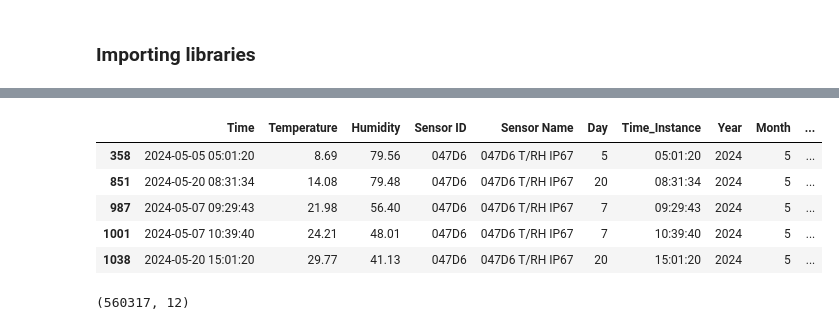
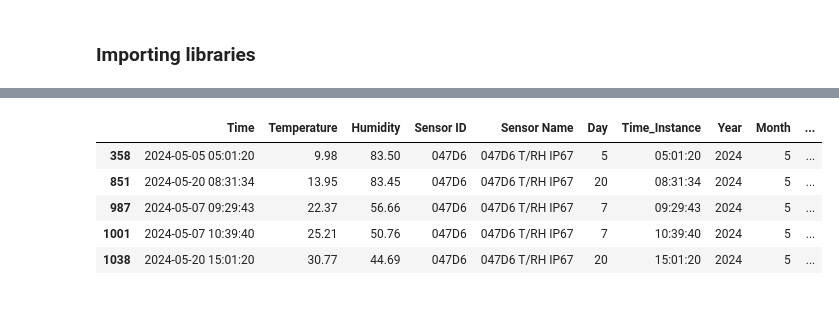
Before and after one commit to surya-9556/Optimizing-Sensor-Placement, a Jupyter notebook: final_project.ipynb, the cells around one changed output, grey strips where cells are left out. Cells and saved outputs as stored; diff of their text form; code cells hidden in the pictures.

```diff
--- a/final_project.ipynb
+++ b/final_project.ipynb
@@ -55,5 +31,0 @@ keys_list = list(data.keys())
-# %%
-df_sorted = extract_files.sorting_data(initial_data, keys_list)
-
-combined_data = df_sorted.copy()
-combined_data = combined_data.drop_duplicates(subset=['Time', column_name])
@@ -111,10 +48,7 @@ plt.show()
+# %%
+combined_data['Day'] = pd.DatetimeIndex(combined_data['Time']).day
+combined_data['Time_Instance'] = pd.DatetimeIndex(combined_data['Time']).time
+combined_data['Year'] = pd.DatetimeIndex(combined_data['Time']).year
+combined_data['Month'] = pd.DatetimeIndex(combined_data['Time']).month
 # %%
 combined_data['flag'] = combined_data.isna().any(axis=1).astype(int)
-# %%
-if combined_data['Temperature'].isnull().sum() > 0 or combined_data['Humidity'].isnull().sum() > 0:
-    if combined_data['Temperature'].isnull().sum() > 0:
-        combined_data = neural_network.train_and_fill(combined_data, 'Temperature', 100)
-    if combined_data['Humidity'].isnull().sum() > 0:
-        combined_data = neural_network.train_and_fill(combined_data, 'Humidity', 100)
-else:
-    print('No null values detected!!!!!!')
@@ -138,0 +55,2 @@ Epoch 20/20
+# %%
+final_dataset = placement.replacing_missing_values(combined_data)
@@ -139,14 +75,12 @@ Epoch 20/20
 # %%
-final_dataset = combined_data.copy()
-
 final_dataset[final_dataset['flag'] == 1].head()
 # %% [output]
 |  | Time | Temperature | Humidity | Sensor ID | Sensor Name | Day | Time_Instance | Year | Month | ... |
-| 358 | 2024-05-05 05:01:20 | 8.69 | 79.56 | 047D6 | 047D6 T/RH IP67 | 5 | 05:01:20 | 2024 | 5 | ... |
-| 851 | 2024-05-20 08:31:34 | 14.08 | 79.48 | 047D6 | 047D6 T/RH IP67 | 20 | 08:31:34 | 2024 | 5 | ... |
-| 987 | 2024-05-07 09:29:43 | 21.98 | 56.40 | 047D6 | 047D6 T/RH IP67 | 7 | 09:29:43 | 2024 | 5 | ... |
-| 1001 | 2024-05-07 10:39:40 | 24.21 | 48.01 | 047D6 | 047D6 T/RH IP67 | 7 | 10:39:40 | 2024 | 5 | ... |
-| 1038 | 2024-05-20 15:01:20 | 29.77 | 41.13 | 047D6 | 047D6 T/RH IP67 | 20 | 15:01:20 | 2024 | 5 | ... |
+| 358 | 2024-05-05 05:01:20 | 9.98 | 83.50 | 047D6 | 047D6 T/RH IP67 | 5 | 05:01:20 | 2024 | 5 | ... |
+| 851 | 2024-05-20 08:31:34 | 13.95 | 83.45 | 047D6 | 047D6 T/RH IP67 | 20 | 08:31:34 | 2024 | 5 | ... |
+| 987 | 2024-05-07 09:29:43 | 22.37 | 56.66 | 047D6 | 047D6 T/RH IP67 | 7 | 09:29:43 | 2024 | 5 | ... |
+| 1001 | 2024-05-07 10:39:40 | 25.21 | 50.76 | 047D6 | 047D6 T/RH IP67 | 7 | 10:39:40 | 2024 | 5 | ... |
+| 1038 | 2024-05-20 15:01:20 | 30.77 | 44.69 | 047D6 | 047D6 T/RH IP67 | 20 | 15:01:20 | 2024 | 5 | ... |
 # %%
 anomalies_list = []
 temperature_color = 'green'
@@ -166,10 +100,6 @@ y_train_humidity = non_anomalous_data['Humidity']
 
 scaler = StandardScaler()
 X_train_scaled = scaler.fit_transform(X_train)
-# %%
-non_anomalous_data.shape
-# %% [output]
-(560317, 12)
 # %%
 mlp_temp = anomaly_detection.training_anomaly_model(X_train_scaled, y_train_temp, y_train_humidity, 'temperature')
 # %% [output]
```
Also changed, not shown: parts of 24 cells of this notebook, 4 other files.
